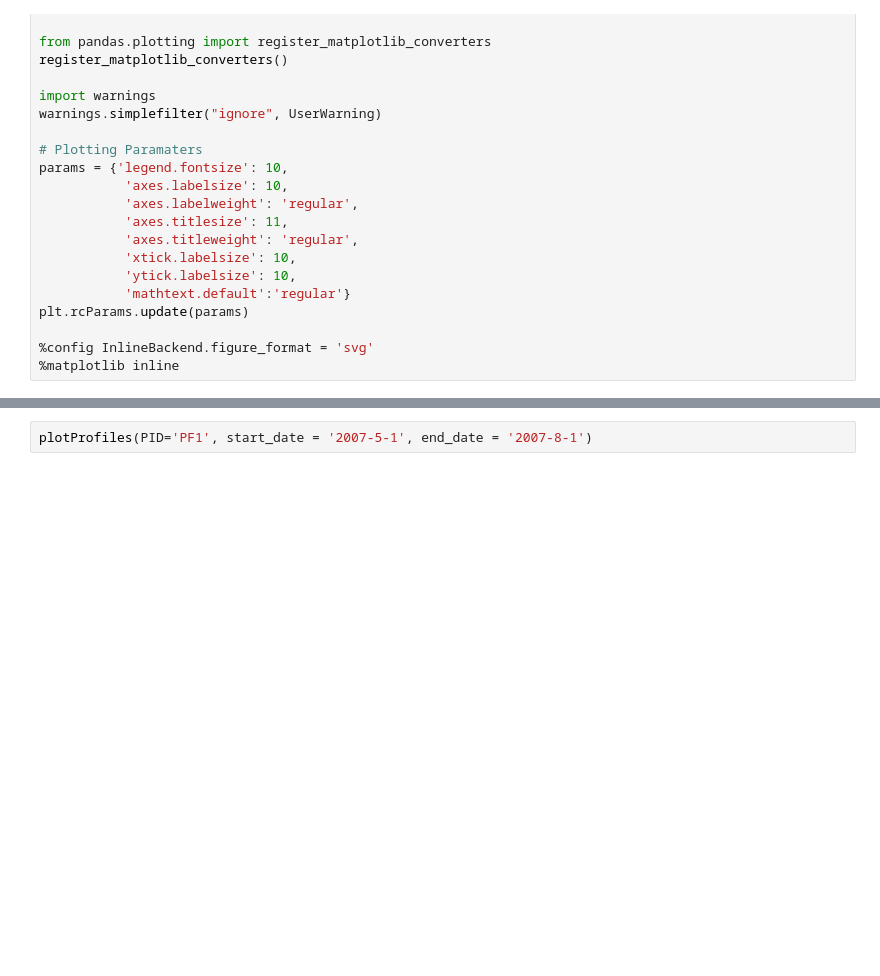
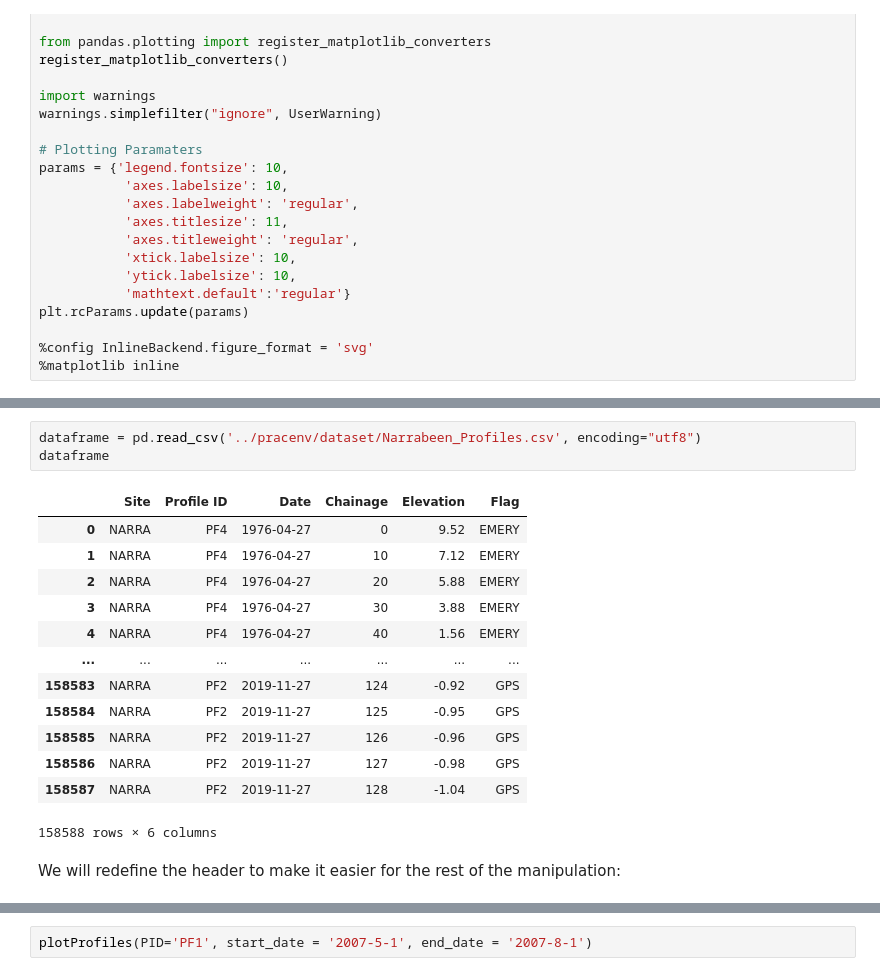
Before and after one commit to TristanSalles/Coast, a Jupyter notebook: book/coastevol/selectprofiles.ipynb, the cells around one changed output, grey strips where cells are left out. Cells and saved outputs as stored; diff of their text form; blank space fills up the shorter version.

```diff
--- a/book/coastevol/selectprofiles.ipynb
+++ b/book/coastevol/selectprofiles.ipynb
@@ -42,3 +54,22 @@ This is a commonly used data format that opens easily in a range of software pro
+# %%
+dataframe = pd.read_csv('../pracenv/dataset/Narrabeen_Profiles.csv', encoding="utf8")
+dataframe
+# %% [output]
+|  | Site | Profile ID | Date | Chainage | Elevation | Flag |
+| 0 | NARRA | PF4 | 1976-04-27 | 0 | 9.52 | EMERY |
+| 1 | NARRA | PF4 | 1976-04-27 | 10 | 7.12 | EMERY |
+| 2 | NARRA | PF4 | 1976-04-27 | 20 | 5.88 | EMERY |
+| 3 | NARRA | PF4 | 1976-04-27 | 30 | 3.88 | EMERY |
+| 4 | NARRA | PF4 | 1976-04-27 | 40 | 1.56 | EMERY |
+| ... | ... | ... | ... | ... | ... | ... |
+| 158583 | NARRA | PF2 | 2019-11-27 | 124 | -0.92 | GPS |
+| 158584 | NARRA | PF2 | 2019-11-27 | 125 | -0.95 | GPS |
+| 158585 | NARRA | PF2 | 2019-11-27 | 126 | -0.96 | GPS |
+| 158586 | NARRA | PF2 | 2019-11-27 | 127 | -0.98 | GPS |
+| 158587 | NARRA | PF2 | 2019-11-27 | 128 | -1.04 | GPS |
+158588 rows × 6 columns
+# %% [markdown]
+We will redefine the header to make it easier for the rest of the manipulation:
 # %%
 # Manually define names for each column
 names = [
```
Also changed, not shown: parts of 23 cells of this notebook, 8 other files.
